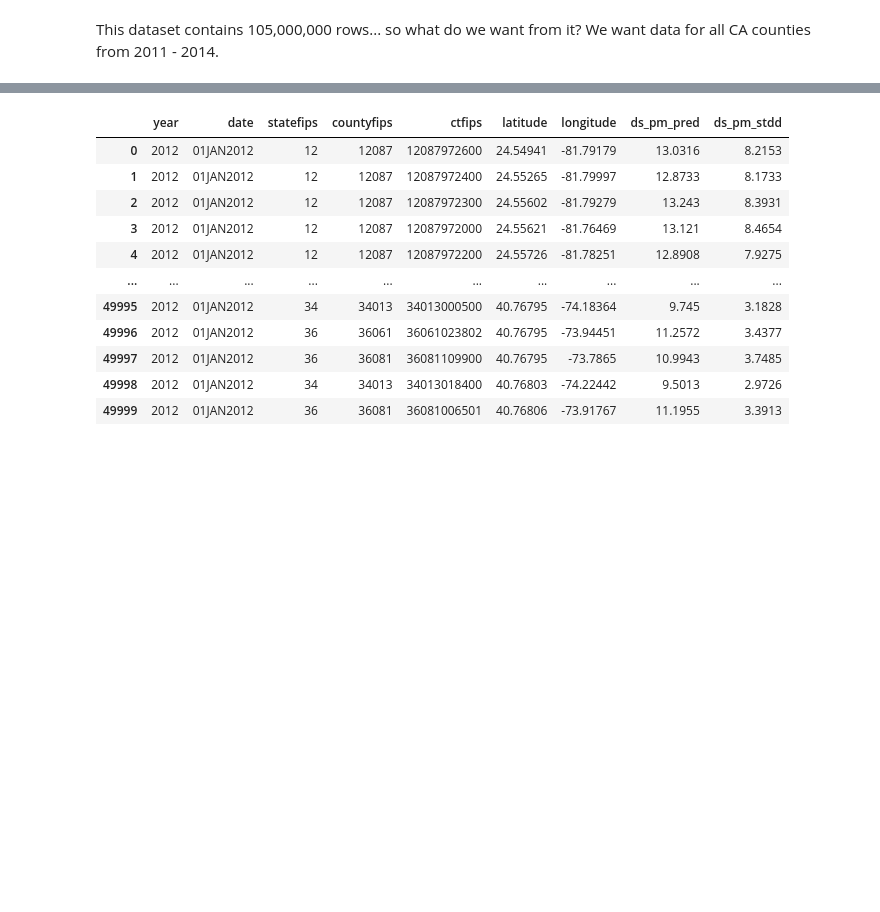
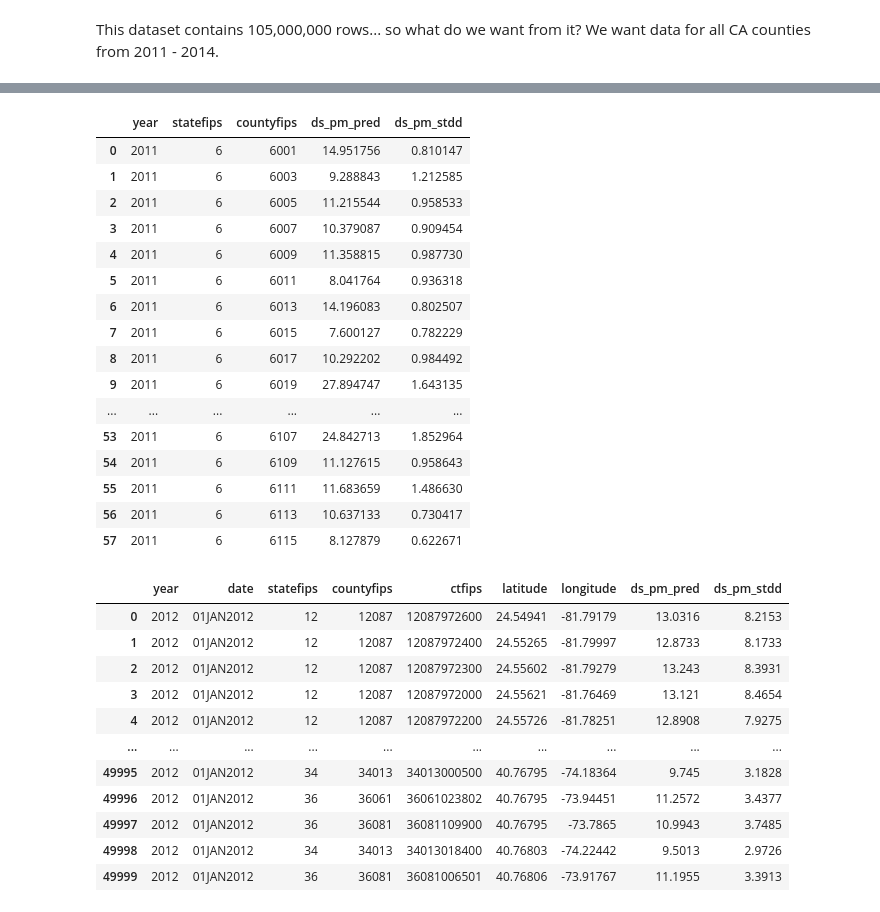
Before and after one commit to sushantvema/Data102_SP23_final_project, a Jupyter notebook: notebooks/eda_sushant.ipynb, the cells around one changed output, grey strips where cells are left out. Drawn from its saved outputs; the diff is of its cells as text; code cells hidden in the pictures; blank space fills up the shorter version.

```diff
--- a/notebooks/eda_sushant.ipynb
+++ b/notebooks/eda_sushant.ipynb
@@ -104,7 +104,11 @@ def get_data_subset(url):
     return pm_conc_data
 
 def save_pm_data(data, state_acronym):
-    data.to_csv("data/pm_conc_data_{state_acronym}.csv")
+    data.to_csv(f"data/pm_conc_data_{state_acronym}.csv")
+
+def aggregate_data_by_year(data):
+    return data.groupby(by=['year', 'statefips', 'countyfips']).agg({'ds_pm_pred':'mean',
+                                                                     'ds_pm_stdd':np.std})
 
 def get_state_pm_data(state_acronym):
     years = [2011]
@@ -118,10 +122,20 @@ def get_state_pm_data(state_acronym):
             data_temp = get_data_subset(url)
             data_temp['date'] = pd.to_datetime(data_temp.date, format="%d%b%Y")
             data = pd.concat([data, data_temp], axis=0)
+            break
             # (max(pd.to_datetime(data_temp.date)).day <= 31) or # hypothetical condition
             print(max(data.date))
             if len(data_temp) < 50000:
                 break
+    data = data.astype({"year":int,
+                        "statefips":int,
+                        "countyfips":int,
+                        "ctfips":int,
+                        "latitude":float,
+                        "longitude":float,
+                        "ds_pm_pred":float,
+                        "ds_pm_stdd":float})
+    data = aggregate_data_by_year(data).reset_index()
     save_pm_data(data, state_acronym)
     return data
 # %%
@@ -147,3 +143,23 @@ data = get_state_pm_data('CA')
+# %%
+data
+# %% [output]
+|  | year | statefips | countyfips | ds_pm_pred | ds_pm_stdd |
+| 0 | 2011 | 6 | 6001 | 14.951756 | 0.810147 |
+| 1 | 2011 | 6 | 6003 | 9.288843 | 1.212585 |
+| 2 | 2011 | 6 | 6005 | 11.215544 | 0.958533 |
+| 3 | 2011 | 6 | 6007 | 10.379087 | 0.909454 |
+| 4 | 2011 | 6 | 6009 | 11.358815 | 0.987730 |
+| 5 | 2011 | 6 | 6011 | 8.041764 | 0.936318 |
+| 6 | 2011 | 6 | 6013 | 14.196083 | 0.802507 |
+| 7 | 2011 | 6 | 6015 | 7.600127 | 0.782229 |
+| 8 | 2011 | 6 | 6017 | 10.292202 | 0.984492 |
+| 9 | 2011 | 6 | 6019 | 27.894747 | 1.643135 |
+| ... | ... | ... | ... | ... | ... |
+| 53 | 2011 | 6 | 6107 | 24.842713 | 1.852964 |
+| 54 | 2011 | 6 | 6109 | 11.127615 | 0.958643 |
+| 55 | 2011 | 6 | 6111 | 11.683659 | 1.486630 |
+| 56 | 2011 | 6 | 6113 | 10.637133 | 0.730417 |
+| 57 | 2011 | 6 | 6115 | 8.127879 | 0.622671 |
 # %%
 url = f'https://data.cdc.gov/resource/fcqm-xrf4.json?year=2012&$limit={limit}'
 headers = {
```
Also changed, not shown: parts of 1 cell of this notebook.
